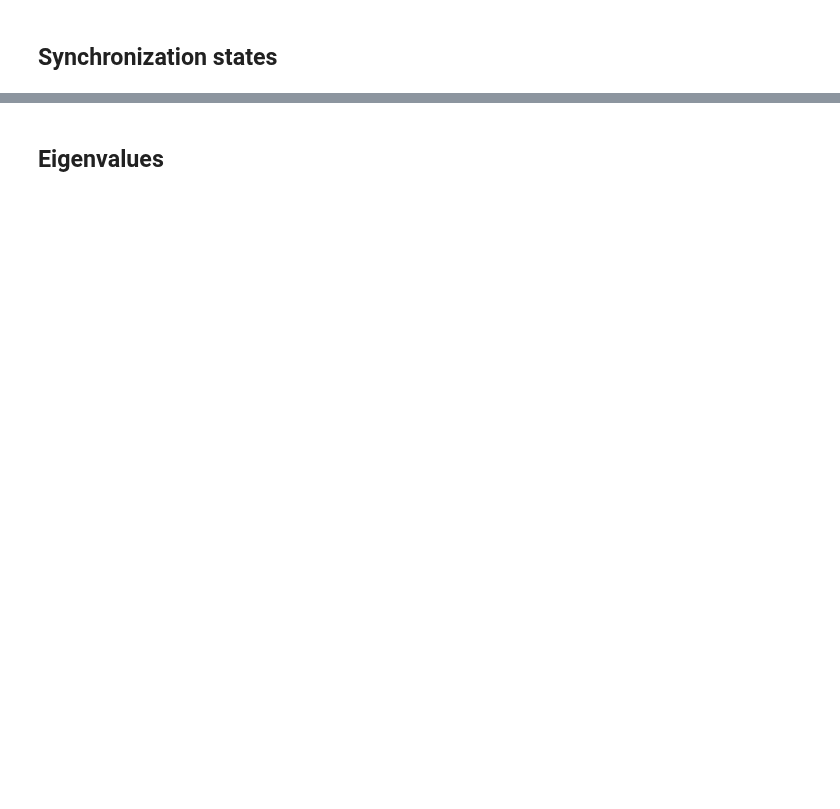
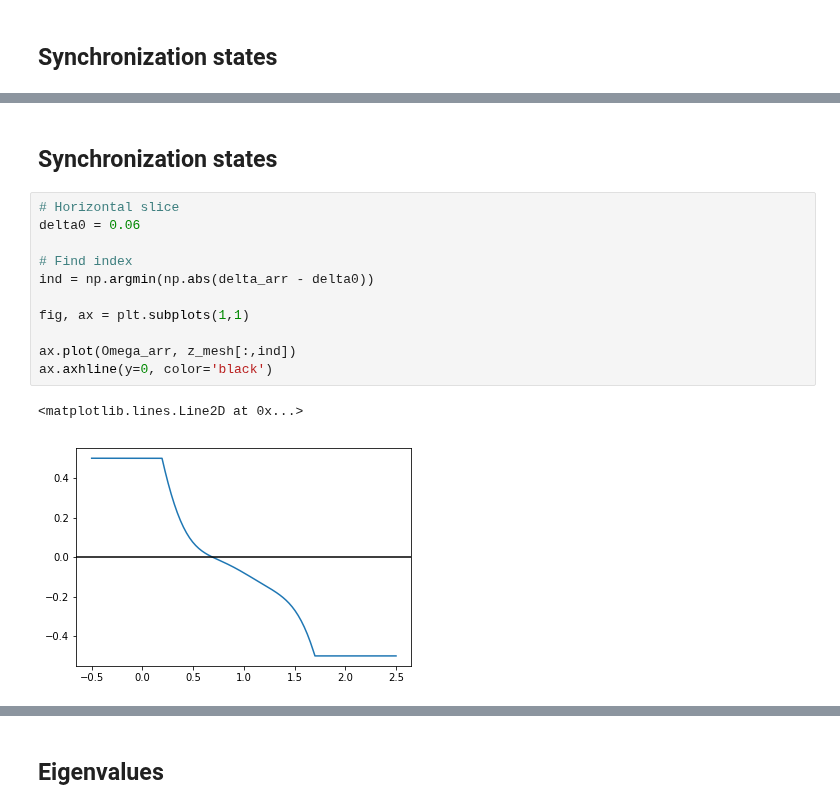
Before and after one commit to parkseo7/KuramotoPlasticDelay, a Jupyter notebook: figND_analysis.ipynb, the cells around one changed output, grey strips where cells are left out. Cells and saved outputs as stored; diff of their text form; blank space fills up the shorter version.

```diff
--- a/figND_analysis.ipynb
+++ b/figND_analysis.ipynb
@@ -107,0 +109,16 @@ fig.colorbar(c, cax=ax[1])
+# %% [markdown]
+## Synchronization states
+# %%
+# Horizontal slice
+delta0 = 0.06
+
+# Find index
+ind = np.argmin(np.abs(delta_arr - delta0))
+
+fig, ax = plt.subplots(1,1)
+
+ax.plot(Omega_arr, z_mesh[:,ind])
+ax.axhline(y=0, color='black')
+# %% [output]
+<matplotlib.lines.Line2D at 0x...>
+[figure, added]
```
Also changed, not shown: parts of 18 cells of this notebook, 15 other files.
